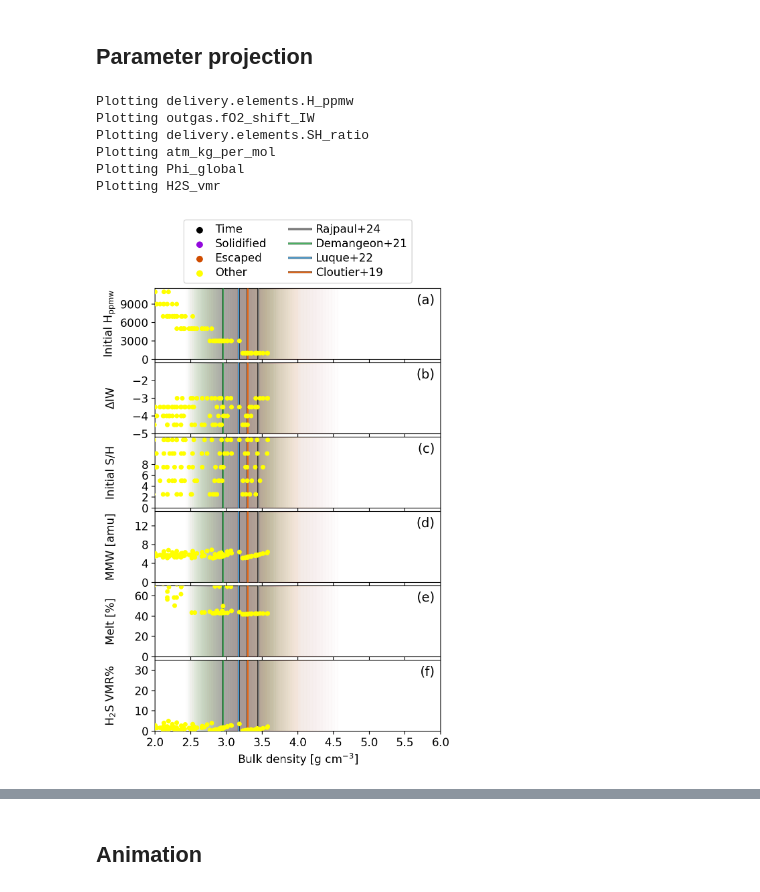
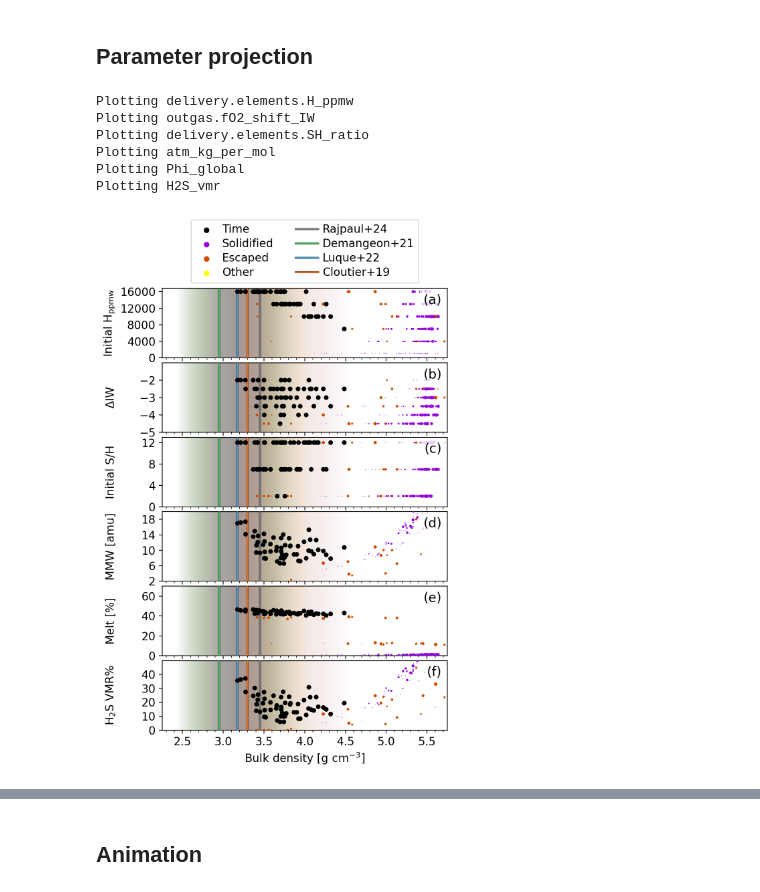
Before and after one commit to nichollsh/proteus_analysis, a Jupyter notebook: massradius_evolve.ipynb, the cells around one changed output, grey strips where cells are left out. Saved outputs shown, nothing was run; the diff lists cells and outputs as text; code cells hidden in the pictures.

```diff
--- a/massradius_evolve.ipynb
+++ b/massradius_evolve.ipynb
@@ -83,8 +84,8 @@ t0 = 1e2
 m_max = 5
 m_min = 0.1
 # %%
-pgrid_dir = "data/output/l98d_escape23/"
-cases = lg.get_cases(pgrid_dir, only_completed=False)
+pgrid_dir = "data/output/l98d_escape27/"
+cases = lg.get_cases(pgrid_dir, only_completed=True)
 ncases = len(cases)
 
 cnums = [int(s.split("_")[-1]) for s in cases]
@@ -378,7 +412,7 @@ keys.append( "delivery.elements.H_ppmw" )
 lbls.append( r"Initial H$_\text{ppmw}$" )
 scls.append( 1.0 )
 lims.append( (0, None) )
-tcks.append( [0, 3e3, 6e3, 9e3] )
+tcks.append( [0, 4e3, 8e3, 12e3, 16e3] )
 
 keys.append( "outgas.fO2_shift_IW" )
 lbls.append( r"$\Delta$IW" )
@@ -389,14 +423,14 @@ tcks.append( [-5, -4, -3, -2] )
 keys.append( "delivery.elements.SH_ratio" )
 lbls.append( "Initial S/H" )
 scls.append( 1.0 )
-lims.append( (0, None) )
-tcks.append( [0, 2, 4, 6, 8] )
+lims.append( (0, 13) )
+tcks.append( [0, 4, 8, 12] )
 
 keys.append( "atm_kg_per_mol" )
 lbls.append( r"MMW [amu]" )
 scls.append( 1000.0 )
-lims.append( (0, 15) )
-tcks.append( [0, 4, 8, 12] )
+lims.append( (2, 20) )
+tcks.append( [2, 6, 10, 14, 18  ] )
 
 keys.append( "Phi_global" )
 lbls.append( r"Melt [%]" )
@@ -407,21 +441,24 @@ tcks.append( [0, 20, 40, 60] )
 keys.append( "H2S_vmr" )
 lbls.append( r"H$_2$S VMR%" )
 scls.append( 100.0 )
-lims.append( (0, 35) )
-tcks.append( [0, 10, 20, 30,] )
+lims.append( (0, 50) )
+tcks.append( [0, 10, 20, 30, 40] )
 
+# keys.append( "P_surf" )
+# lbls.append( r"P$_\text{surf}$" )
+# scls.append( 1.0 )
+# lims.append( (0, None) )
+# tcks.append( [] )
 
-figscale = 1.1
-nax = len(keys)
-fig,axs = plt.subplots(nax, 1, figsize=(5*figscale,1.3*figscale*nax))
+controls = {}
+# controls = {"struct.mass_tot":1.94}
 
 show_casenums = False
+show_ranking  = False
+marker = 'o'
+ms = 25
+xmin, xmax = 2.25, 5.75
 
-xmin, xmax = 2.0, 6
-
-ttgt = age_obs["mu"]
-obs_ref = "Luque+22"
-rho_ref = rho_obs[obs_ref]["mu"]
 
 def map_stts(st):
     match st:
@@ -435,6 +472,11 @@ def map_stts(st):
             s = 0.0 # other
     return s
 
+# init plot
+figscale = 1.1
+nax = len(keys)
+fig,axs = plt.subplots(nax, 1, figsize=(5*figscale,1.3*figscale*nax))
+
 # legend entries for status
 cmap = 'gnuplot_r'
 vmin=0
@@ -446,9 +488,12 @@ dict_st = {
     99: "Other",
 }
 for st in dict_st.keys():
-    axs[0].scatter(-1,-1,c=map_stts(st), cmap=cmap, vmin=vmin, vmax=vmax, label=dict_st[st])
+    axs[0].scatter(-1,-1,c=map_stts(st), cmap=cmap, vmin=vmin, vmax=vmax,
+                    label=dict_st[st], marker=marker, s=ms)
 
 # plot results
+ttgt = age_obs["mu"]
+rho_ref = rho_obs[lit_ref]["mu"]
 for j in range(nax):
     key = keys[j]
     scl = scls[j]
@@ -456,10 +501,20 @@ for j in range(nax):
     xarr = []
     yarr = []
     sarr = [] # complete
+    darr = []
 
     print("Plotting "+key)
 
     for i in range(ncases):
+
+        # get config
+        skip = False
+        if controls:
+            for k in controls:
+                if not np.isclose(controls[k], lg.descend_get(confs[i],k)):
+                    skip = True
+        if skip:
+            continue
 
         # find closest index in helpfile
         help = helps[i].iloc[3:]
@@ -475,21 +530,28 @@ for j in range(nax):
         d = abs(x - rho_ref)/rho_ref * 100.0 # pct difference
         s = map_stts(stts[cnums[i]])
 
-        if 20 <= stts[cnums[i]] <= 29:
-            marker='*'
-            continue
-        else:
-            marker='o'
+        # if s == 3:
+        #     marker = 's'
+
+        mf = 1-np.abs(t_arr[idx_close] - ttgt)/ttgt
+        # print("%.2e"%t_arr[idx_close], mf)
 
         sarr.append(s)
         xarr.append(x)
         yarr.append(y)
+        darr.append(d)
 
-        c ='k'
+        axs[j].scatter(x,y, c=s, marker=marker, s=mf*ms, edgecolor='none', zorder=s+5,
+                            cmap=cmap, vmin=vmin, vmax=vmax)
+
         if show_casenums:
-            axs[j].text(x,y,str(cnums[i]), fontsize=8, color='deepskyblue', zorder=9, horizontalalignment='center', verticalalignment='center')
+            if (lims[j][1] is None or y <= lims[j][1]) and (lims[j][0] is None or y >= lims[j][0]):
+                axs[j].text(x,y,str(cnums[i]), fontsize=8, color='deepskyblue', zorder=s+5+1, horizontalalignment='center', verticalalignment='center')
 
-        axs[j].scatter(x,y, c=s, marker=marker, edgecolor='none', zorder=8,  s=25, cmap=cmap, vmin=vmin, vmax=vmax)
+    if (j == 0) and show_ranking:
+        close_ranked = np.argsort(darr)
+        for i in close_ranked:
+            print("Case %d: rho = %.2f, d = %.1f%%"%(cnums[i], xarr[i], darr[i]))
 
     yl, yr = axs[j].get_ylim()
     if lims[j][0] is not None:
@@ -512,35 +574,38 @@ for j in range(nax):
             x_min = x_med - rho_obs[obs]["sigm"] * i/nsamp
             x_max = x_med + rho_obs[obs]["sigp"] * i/nsamp
             axs[j].fill_betweenx([yl, yr], x_min, x_max, zorder=4, alpha=0.2/nsamp, color=c)
 
     axs[j].set_ylim(yl, yr)
     axs[j].set_xlim(xmin, xmax)
     if len(tcks[j]) > 0:
         axs[j].set_yticks(tcks[j])
 
     axs[j].text(0.98, 0.92, f'({alphabet[j]})', fontsize=14, zorder=99,
                     horizontalalignment='right', verticalalignment='top', transform=axs[j].transAxes,
                     bbox=dict(facecolor='w', alpha=0.8, ec='none'))
 
     if j != nax-1:
         axs[j].set_xticklabels([])
 
 axs[0].legend(loc='lower center',bbox_to_anchor=(0.5,1), ncols=2, handletextpad=0.4, labelspacing=0.3)
 axs[-1].set_xlabel(r"Bulk density [g cm$^{-3}$]")
+for ax in axs:
+    ax.xaxis.set_minor_locator(MultipleLocator(0.1))
+    ax.xaxis.set_major_locator(MultipleLocator(0.5))
 
 fig.align_ylabels(axs[:])
-fig.subplots_adjust(hspace=0.05)
+fig.subplots_adjust(hspace=0.07)
 
 plt.show()
 fig.savefig("output/density_blame.pdf", bbox_inches='tight')
 # %% [output]
 Plotting delivery.elements.H_ppmw
 Plotting outgas.fO2_shift_IW
 Plotting delivery.elements.SH_ratio
 Plotting atm_kg_per_mol
 Plotting Phi_global
 Plotting H2S_vmr
-[figure, old version]
+[figure, new version]
 # %%
 stts[32]
 # %% [output]
```
Also changed, not shown: parts of 6 cells of this notebook, 2 other files.
